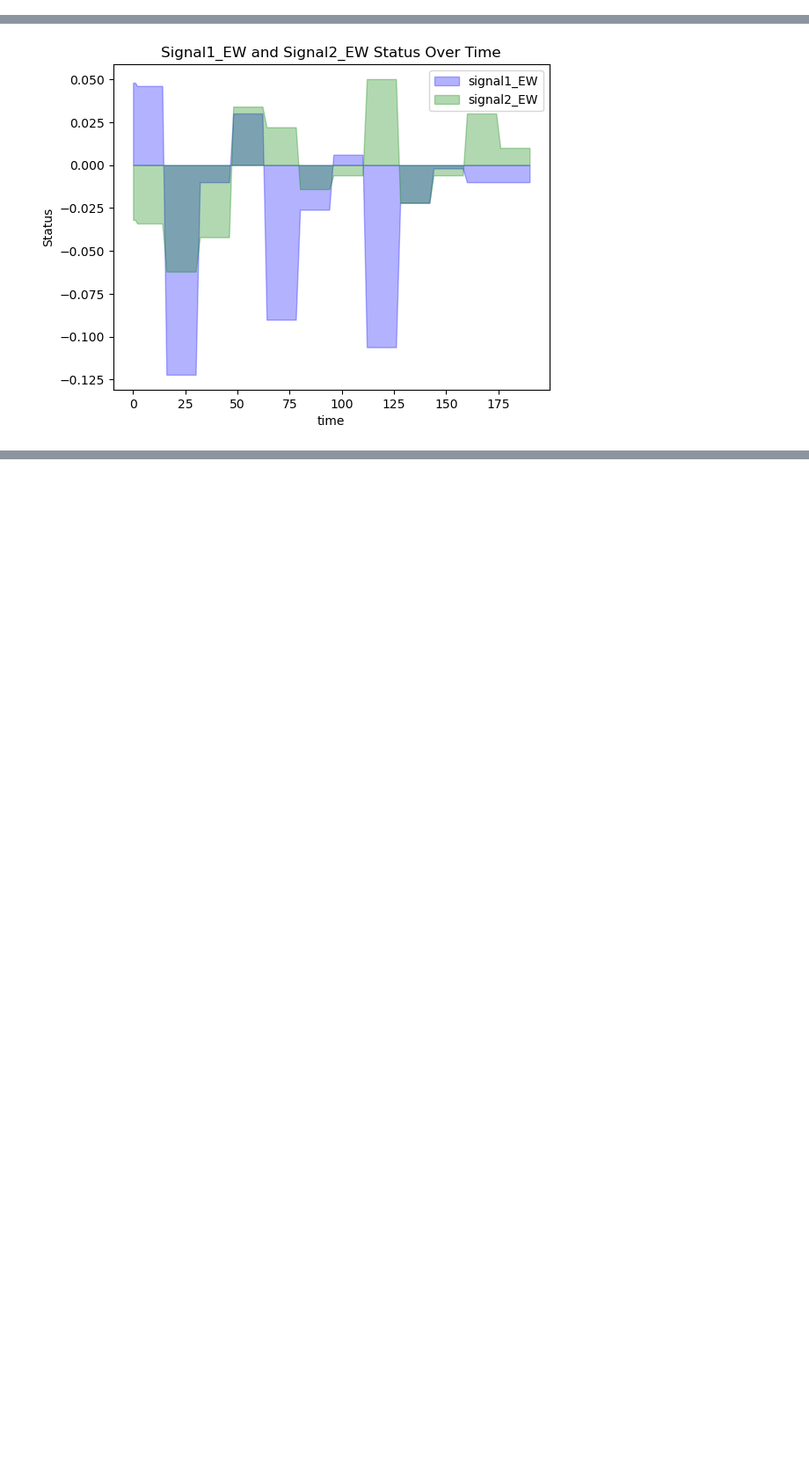
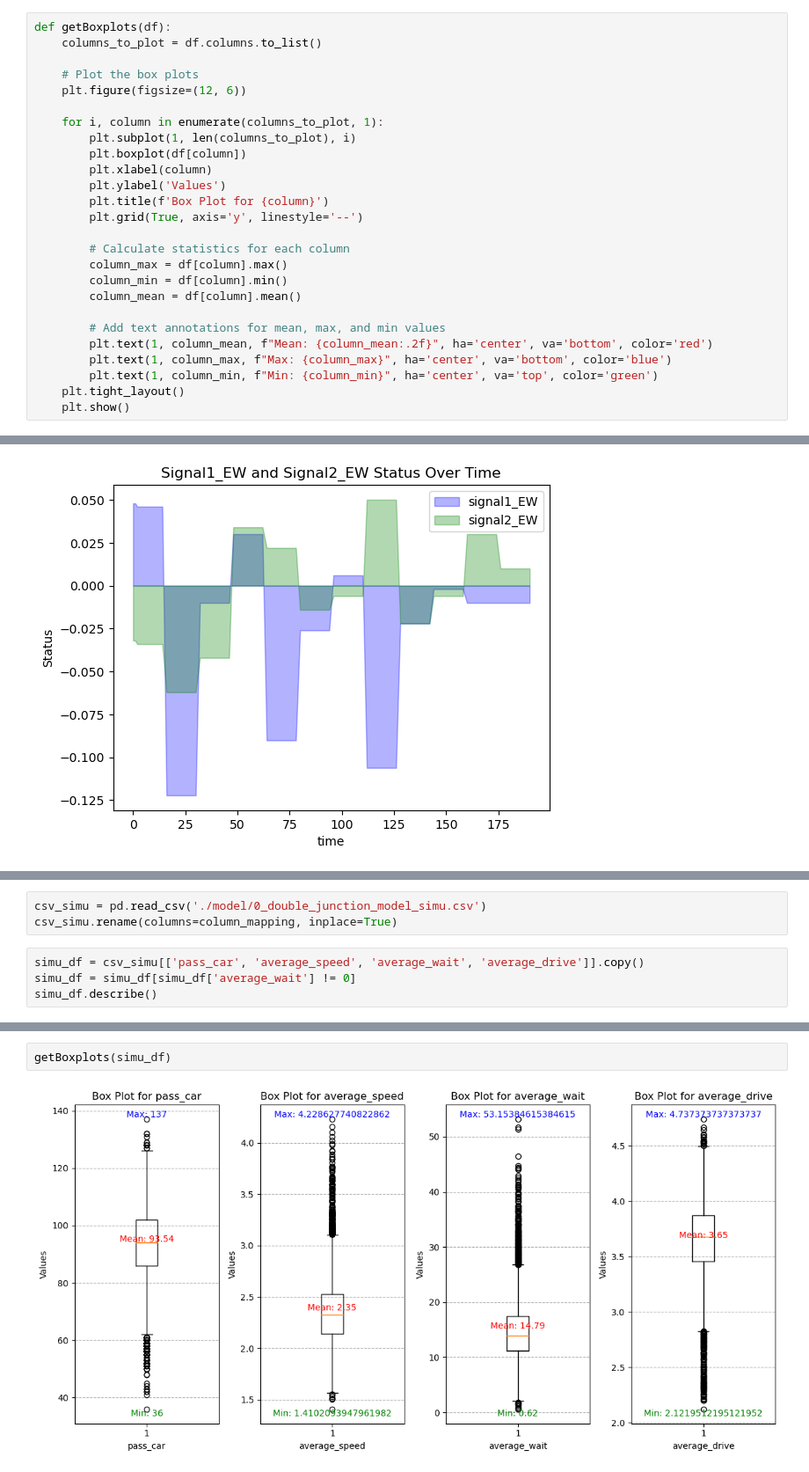
Before and after one commit to X-Fan-Jack/SmartTrafficLight-ABM-RL, a Jupyter notebook: data_analysis/0_project_double_junction.ipynb, the cells around one changed output, grey strips where cells are left out. Shown at 88% size. Drawn from its saved outputs; the diff is of its cells as text; blank space fills up the shorter version.

```diff
--- a/data_analysis/0_project_double_junction.ipynb
+++ b/data_analysis/0_project_double_junction.ipynb
@@ -13,5 +37,31 @@ import folium
 # %% [markdown]
 ## Functions
+# %%
+def getBoxplots(df):
+    columns_to_plot = df.columns.to_list()
+
+    # Plot the box plots
+    plt.figure(figsize=(12, 6))
+
+    for i, column in enumerate(columns_to_plot, 1):
+        plt.subplot(1, len(columns_to_plot), i)
+        plt.boxplot(df[column])
+        plt.xlabel(column)
+        plt.ylabel('Values')
+        plt.title(f'Box Plot for {column}')
+        plt.grid(True, axis='y', linestyle='--')
+
+        # Calculate statistics for each column
+        column_max = df[column].max()
+        column_min = df[column].min()
+        column_mean = df[column].mean()
+
+        # Add text annotations for mean, max, and min values
+        plt.text(1, column_mean, f"Mean: {column_mean:.2f}", ha='center', va='bottom', color='red')
+        plt.text(1, column_max, f"Max: {column_max}", ha='center', va='bottom', color='blue')
+        plt.text(1, column_min, f"Min: {column_min}", ha='center', va='top', color='green')
+    plt.tight_layout()
+    plt.show()
 # %%
 def getTrend(df_bd):
     # List of columns to plot
@@ -570,0 +389,7 @@ plt.show()
+# %%
+csv_simu = pd.read_csv('./model/0_double_junction_model_simu.csv')
+csv_simu.rename(columns=column_mapping, inplace=True)
+# %%
+simu_df = csv_simu[['pass_car', 'average_speed', 'average_wait', 'average_drive']].copy()
+simu_df = simu_df[simu_df['average_wait'] != 0]
+simu_df.describe()
@@ -570,0 +406,4 @@ plt.show()
+# %%
+getBoxplots(simu_df)
+# %% [output]
+[figure, added]
```
Also changed, not shown: parts of 32 cells of this notebook, 1 other file.
